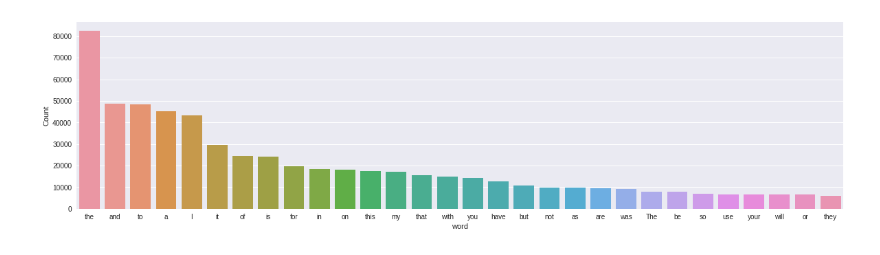
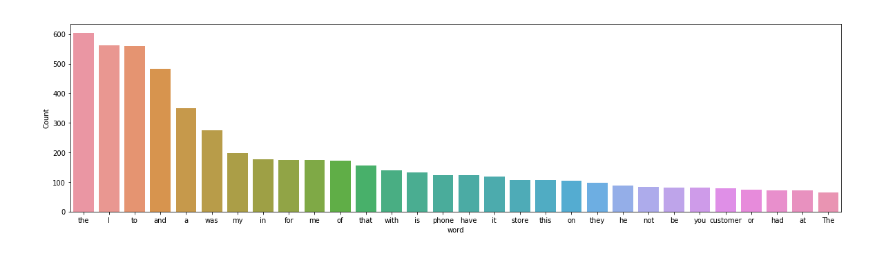
Before and after one commit to thomasthachil/tmobile-hackathon, a Jupyter notebook: testStuff/topicmodeling.ipynb, the cells around one changed output. Cells and saved outputs as stored; diff of their text form; code cells hidden in the pictures.

```diff
--- a/testStuff/topicmodeling.ipynb
+++ b/testStuff/topicmodeling.ipynb
@@ -105,9 +113,10 @@ def freq_words(x, terms = 30):
   ax = sns.barplot(data=d, x= "word", y = "count")
   ax.set(ylabel = 'Count')
   plt.show()
-# %%
-freq_words(df['reviewText'])
-# %% [output]
-[figure, removed]
+# %%
+# freq_words(df['reviewText'])
+freq_words(all_reviews)
+# %% [output]
+[figure, added]
 # %%
 # replace "n't" with " not"
```
Also changed, not shown: parts of 31 cells of this notebook, 4 other files.
